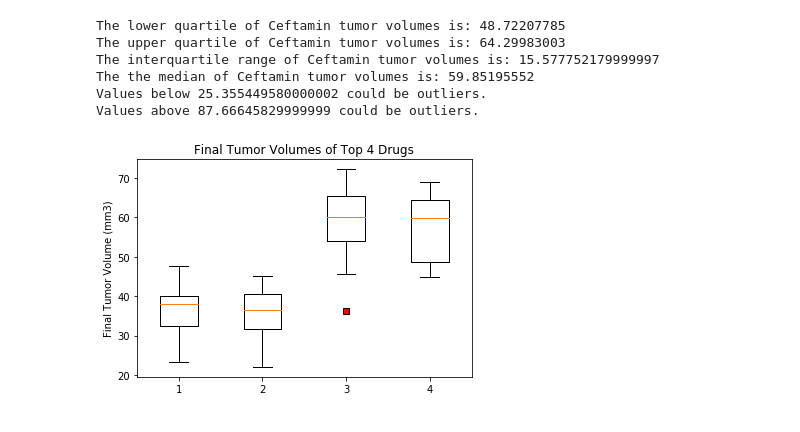
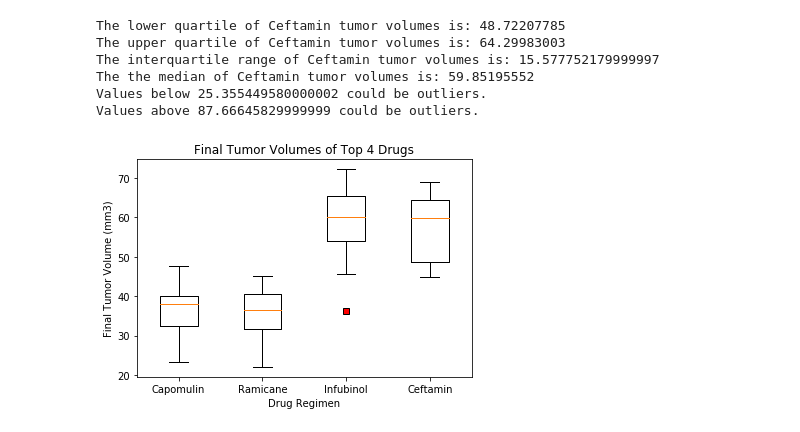
Before and after one commit to jnugent13/matplotlib-challenge, a Jupyter notebook: Matplotlib.ipynb, the cells around one changed output. Saved outputs shown, nothing was run; the diff lists cells and outputs as text; code cells hidden in the pictures.

```diff
--- a/Matplotlib.ipynb
+++ b/Matplotlib.ipynb
@@ -277,14 +293,16 @@ Values above 87.66645829999999 could be outliers.
 # %%
 # Example outlier plot of reaction times
 data = [capomulin_volumes, ramicane_volumes, infubinol_volumes, ceftamin_volumes]
 red_square = dict(markerfacecolor='r', marker='s')
 fig1, ax1 = plt.subplots()
 ax1.set_title('Final Tumor Volumes of Top 4 Drugs')
 ax1.set_ylabel('Final Tumor Volume (mm3)')
+ax1.set_xlabel('Drug Regimen')
 ax1.boxplot(data, flierprops=red_square)
+plt.xticks([1,2,3,4], ["Capomulin", "Ramicane", "Infubinol", "Ceftamin"])
 plt.show()
 # %% [output]
-[figure, old version]
+[figure, new version]
 # %%
 # Generate a line plot of time point versus tumor volume for a mouse treated with Capomulin
 s185_data = capomulin_data.loc[capomulin_data["Mouse ID"] == "s185", :]
```
Also changed, not shown: parts of 12 cells of this notebook, 5 other files.
